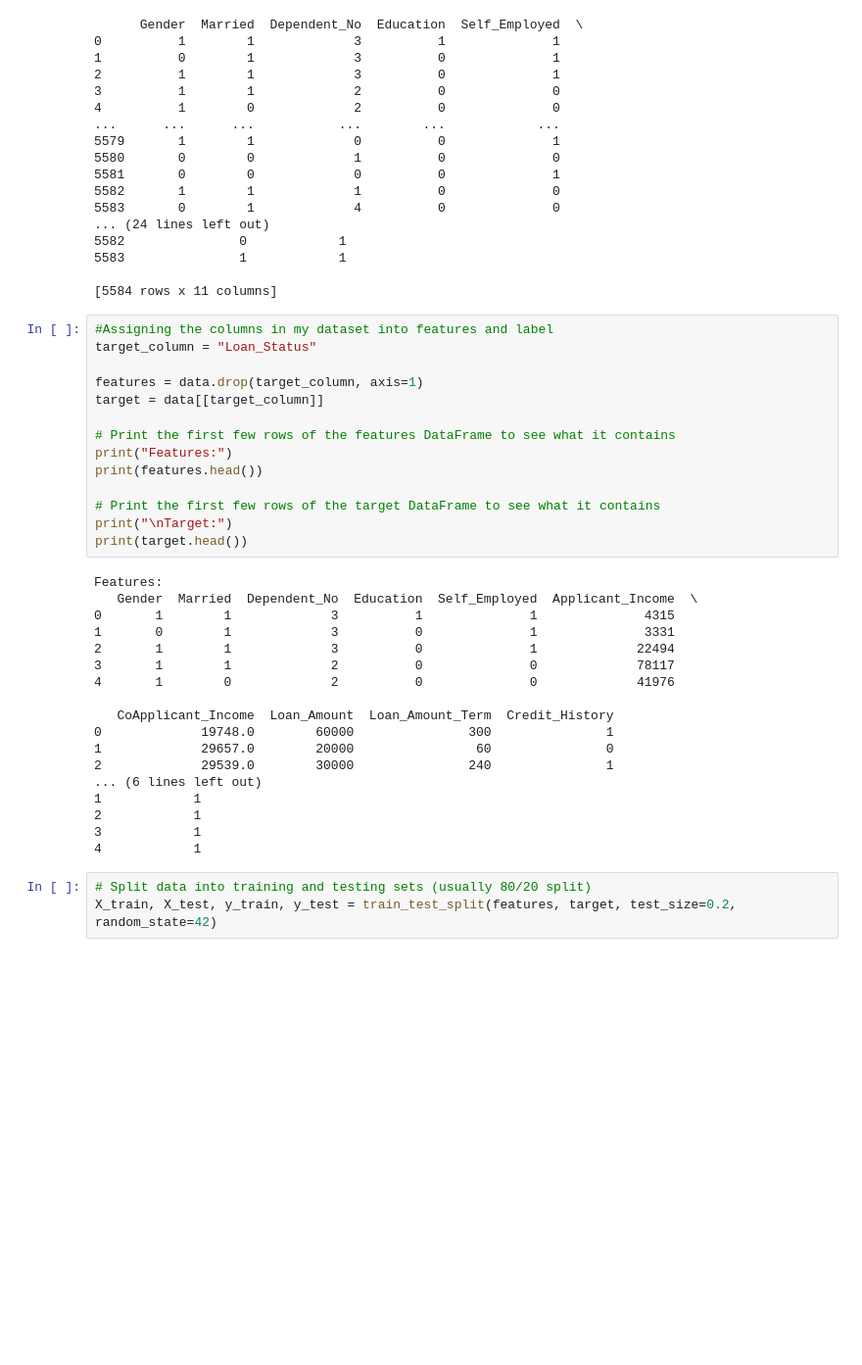
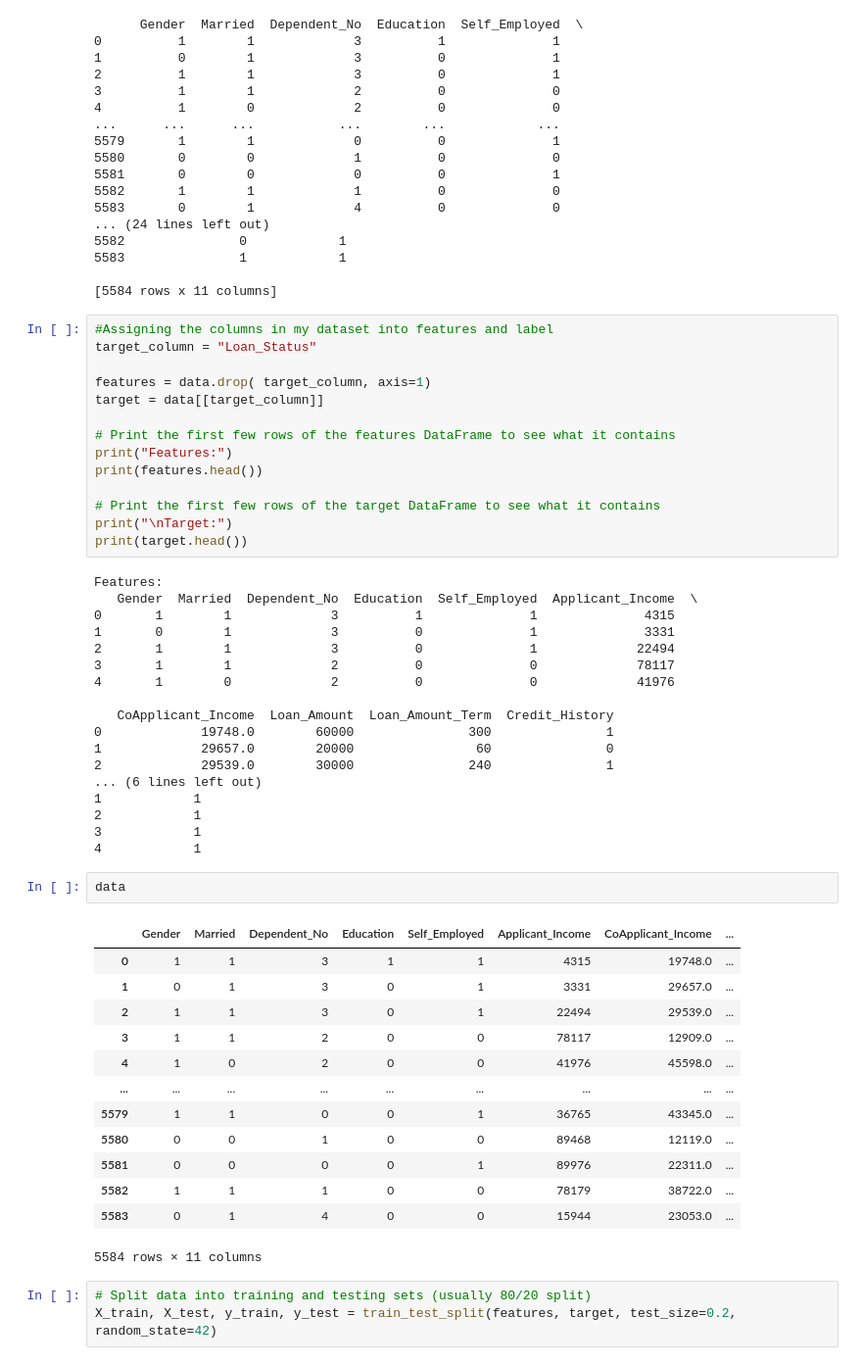
Before and after one commit to Itiola/creditdefaultprediction, a Jupyter notebook: smartcredit.ipynb, the cells around one changed output. Shown: that part at 98% size. Saved outputs shown, nothing was run; the diff lists cells and outputs as text; blank space fills up the shorter version.

```diff
--- a/smartcredit.ipynb
+++ b/smartcredit.ipynb
@@ -110,7 +110,7 @@ print(data)
 #Assigning the columns in my dataset into features and label
 target_column = "Loan_Status"
 
-features = data.drop(target_column, axis=1)
+features = data.drop( target_column, axis=1)
 target = data[[target_column]]
 
 # Print the first few rows of the features DataFrame to see what it contains
@@ -138,6 +138,22 @@ Features:
 2            1
 3            1
 4            1
+# %%
+data
+# %% [output]
+|  | Gender | Married | Dependent_No | Education | Self_Employed | Applicant_Income | CoApplicant_Income | ... |
+| 0 | 1 | 1 | 3 | 1 | 1 | 4315 | 19748.0 | ... |
+| 1 | 0 | 1 | 3 | 0 | 1 | 3331 | 29657.0 | ... |
+| 2 | 1 | 1 | 3 | 0 | 1 | 22494 | 29539.0 | ... |
+| 3 | 1 | 1 | 2 | 0 | 0 | 78117 | 12909.0 | ... |
+| 4 | 1 | 0 | 2 | 0 | 0 | 41976 | 45598.0 | ... |
+| ... | ... | ... | ... | ... | ... | ... | ... | ... |
+| 5579 | 1 | 1 | 0 | 0 | 1 | 36765 | 43345.0 | ... |
+| 5580 | 0 | 0 | 1 | 0 | 0 | 89468 | 12119.0 | ... |
+| 5581 | 0 | 0 | 0 | 0 | 1 | 89976 | 22311.0 | ... |
+| 5582 | 1 | 1 | 1 | 0 | 0 | 78179 | 38722.0 | ... |
+| 5583 | 0 | 1 | 4 | 0 | 0 | 15944 | 23053.0 | ... |
+5584 rows × 11 columns
 # %%
 # Split data into training and testing sets (usually 80/20 split)
 X_train, X_test, y_train, y_test = train_test_split(features, target, test_size=0.2, random_state=42)
```
Also changed, not shown: parts of 2 cells of this notebook, 8 other files.
